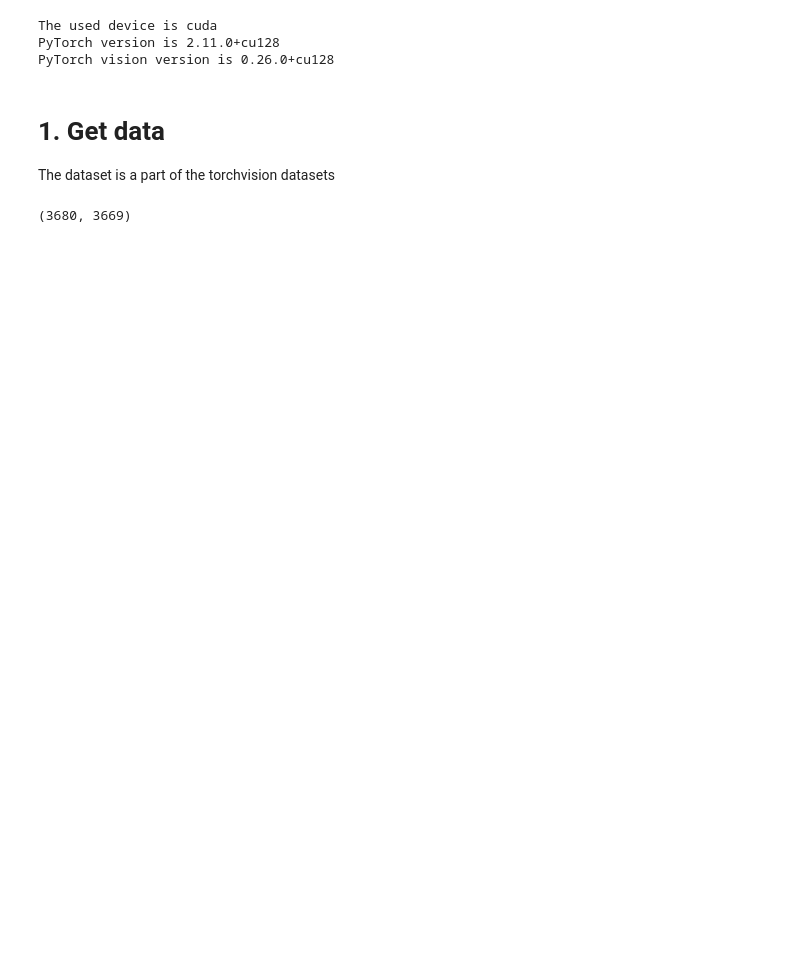
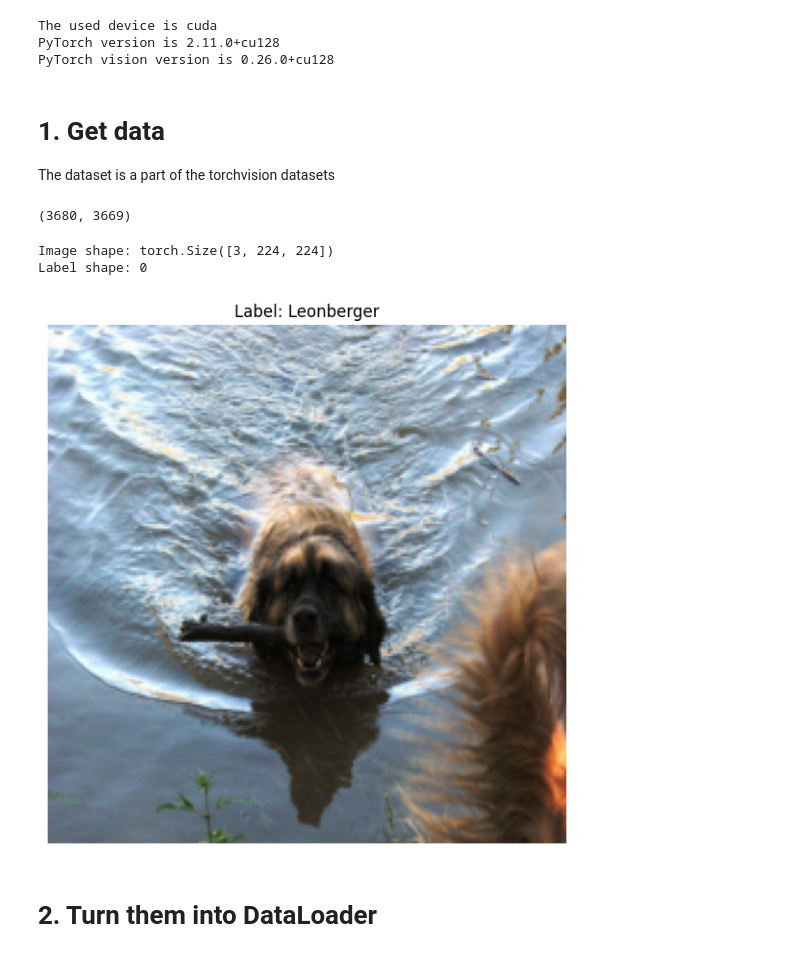
Before and after one commit to chadiboudaher/pytorch-cat-dog-classifier, a Jupyter notebook: dog_cat_classifier_pytorch.ipynb, the cells around one changed output. Cells and saved outputs as stored; diff of their text form; code cells hidden in the pictures; blank space fills up the shorter version.

Commit message:
Visualize image from train set

```diff
--- a/dog_cat_classifier_pytorch.ipynb
+++ b/dog_cat_classifier_pytorch.ipynb
@@ -31,18 +31,45 @@ PyTorch vision version is 0.26.0+cu128
 
 The dataset is a part of the torchvision datasets
 # %%
+transform = Compose([
+    Resize((224, 224)),
+    ToTensor()
+])
+
 # Get train data
 train_data = datasets.OxfordIIITPet(root="data",
                                     split="trainval",
-                                    transform=ToTensor(),
+                                    transform=transform,
                                     download=True)
 
 # Get test data
 test_data = datasets.OxfordIIITPet(root="data",
                                    split="test",
-                                   transform=ToTensor(),
+                                   transform=transform,
                                    download=True)
 # %%
 len(train_data), len(test_data)
 # %% [output]
 (3680, 3669)
+# %%
+image, label = train_data[0]
+print(f"Image shape: {image.shape}")
+print(f"Label shape: {label}")
+# %% [output]
+Image shape: torch.Size([3, 224, 224])
+Label shape: 0
+# %%
+# Set random seed
+torch.manual_seed(42)
+random_idx = torch.randint(low=0, high=len(train_data), size=[1]).item()
+image, label = train_data[random_idx]
+plt.figure(figsize=(10, 7))
+# [channels, height, weight] -> [height, weight, channels]
+plt.imshow(image.permute(1, 2, 0))
+plt.title(f"Label: {train_data.classes[label]}")
+plt.axis(False)
+plt.show();
+# %% [output]
+[figure, added]
+# %% [markdown]
+# 2. Turn them into DataLoader
```
Also changed, not shown: parts of 1 cell of this notebook.
